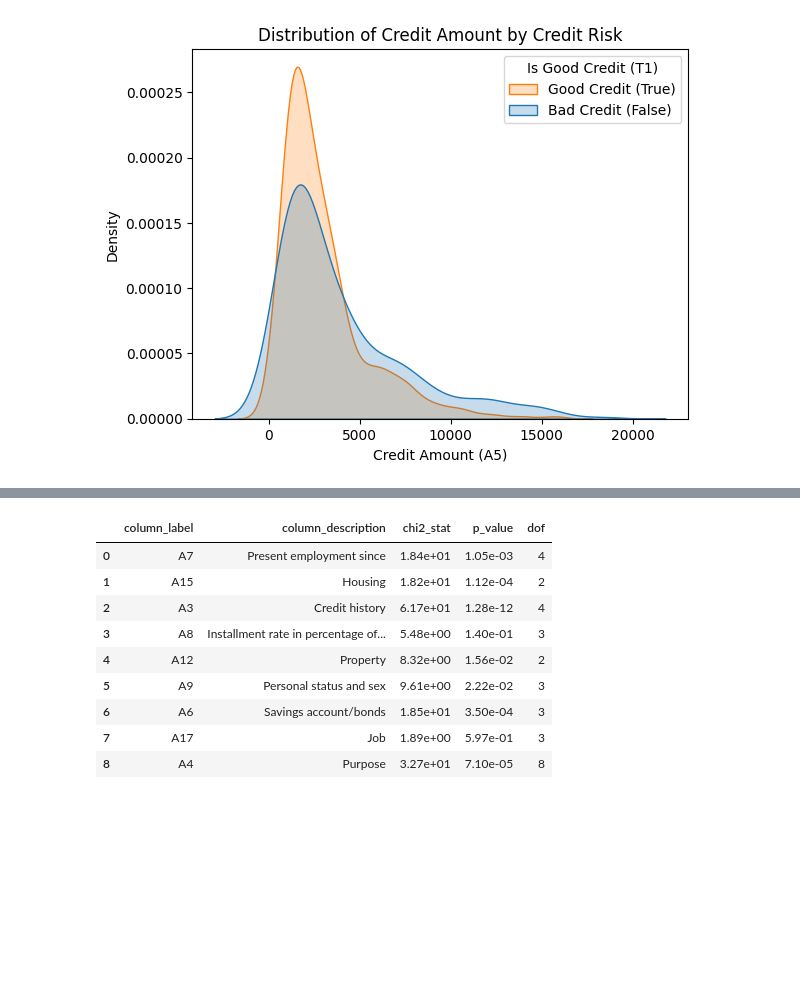
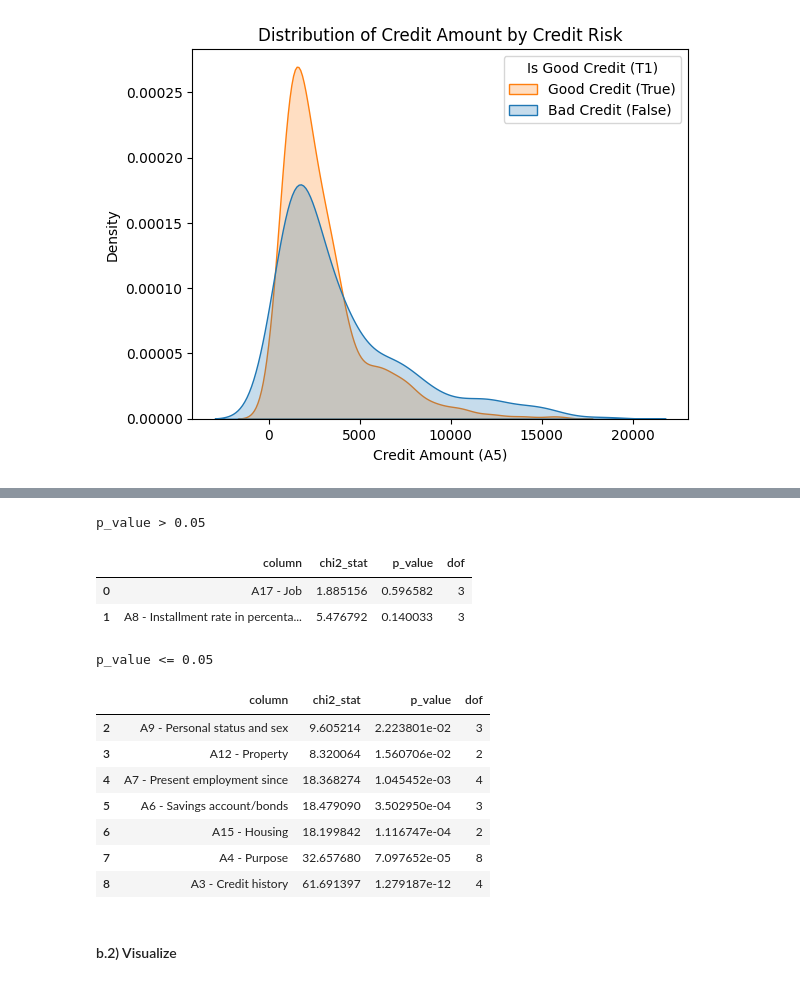
Before and after one commit to feed0/german-credit-data, a Jupyter notebook: python/src/2_fayaad_1_selection.ipynb, the cells around one changed output, grey strips where cells are left out. Drawn from its saved outputs; the diff is of its cells as text; code cells hidden in the pictures; blank space fills up the shorter version.

```diff
--- a/python/src/2_fayaad_1_selection.ipynb
+++ b/python/src/2_fayaad_1_selection.ipynb
@@ -320,30 +304,49 @@ for col in categorical_cols:
+# %%
+chi2_results = []
+
+for column in remaining_categorical_columns:
+    # Build contingency table
+    contingency = pd.crosstab(german_credit_data[column], german_credit_data[TARGET_COLUMN])
+    if contingency.shape[0] < 2 or contingency.shape[1] < 2:
+        continue  # Skip columns with only one category or one target value
+
+    chi2, p, dof, expected = chi2_contingency(contingency)
+    chi2_results.append({
+        'column': column,
+        'chi2_stat': chi2,
+        'p_value': p,
+        'dof': dof
+    })
 # %%
 # Display results with formatted chi2_stat and p_value
-df = pd.DataFrame(chi2_results)
 chi2_df = pd.DataFrame(chi2_results)
-chi2_df.columns = ['column', 'chi2_stat', 'p_value', 'dof']
-chi2_df['column_label'] = chi2_df['column'].apply(lambda x: x[0])
-chi2_df['column_description'] = chi2_df['column'].apply(lambda x: x[1])
-chi2_df = chi2_df.drop(columns=['column'])
-
-# Format only chi2_stat and p_value to scientific notation
-chi2_df['chi2_stat'] = chi2_df['chi2_stat'].map(lambda x: f"{x:.2e}")
-chi2_df['p_value'] = chi2_df['p_value'].map(lambda x: f"{x:.2e}")
 
 # Reorder columns for readability
-chi2_df = chi2_df[['column_label', 'column_description', 'chi2_stat', 'p_value', 'dof']]
-chi2_df.sort_values('p_value', inplace=True)
+chi2_df = chi2_df[['column', 'chi2_stat', 'p_value', 'dof']]
+chi2_df.sort_values('p_value', ascending=False, inplace=True)
 chi2_df.reset_index(drop=True, inplace=True)
 
-chi2_df
+# Group by p_value > 5
+df_p_gt_5 = chi2_df[chi2_df['p_value'] > 0.05]
+df_p_le_5 = chi2_df[chi2_df['p_value'] <= 0.05]
+
+print('p_value > 0.05')
+display(df_p_gt_5)
+print('p_value <= 0.05')
+display(df_p_le_5)
 # %% [output]
+p_value > 0.05
-|  | column_label | column_description | chi2_stat | p_value | dof |
-| 0 | A7 | Present employment since | 1.84e+01 | 1.05e-03 | 4 |
-| 1 | A15 | Housing | 1.82e+01 | 1.12e-04 | 2 |
-| 2 | A3 | Credit history | 6.17e+01 | 1.28e-12 | 4 |
-| 3 | A8 | Installment rate in percentage of... | 5.48e+00 | 1.40e-01 | 3 |
-| 4 | A12 | Property | 8.32e+00 | 1.56e-02 | 2 |
-| 5 | A9 | Personal status and sex | 9.61e+00 | 2.22e-02 | 3 |
-| 6 | A6 | Savings account/bonds | 1.85e+01 | 3.50e-04 | 3 |
-| 7 | A17 | Job | 1.89e+00 | 5.97e-01 | 3 |
-| 8 | A4 | Purpose | 3.27e+01 | 7.10e-05 | 8 |
+|  | column | chi2_stat | p_value | dof |
+| 0 | A17 - Job | 1.885156 | 0.596582 | 3 |
+| 1 | A8 - Installment rate in percenta... | 5.476792 | 0.140033 | 3 |
+p_value <= 0.05
+|  | column | chi2_stat | p_value | dof |
+| 2 | A9 - Personal status and sex | 9.605214 | 2.223801e-02 | 3 |
+| 3 | A12 - Property | 8.320064 | 1.560706e-02 | 2 |
+| 4 | A7 - Present employment since | 18.368274 | 1.045452e-03 | 4 |
+| 5 | A6 - Savings account/bonds | 18.479090 | 3.502950e-04 | 3 |
+| 6 | A15 - Housing | 18.199842 | 1.116747e-04 | 2 |
+| 7 | A4 - Purpose | 32.657680 | 7.097652e-05 | 8 |
+| 8 | A3 - Credit history | 61.691397 | 1.279187e-12 | 4 |
+# %% [markdown]
+#### b.2) Visualize
```
Also changed, not shown: parts of 12 cells of this notebook.
